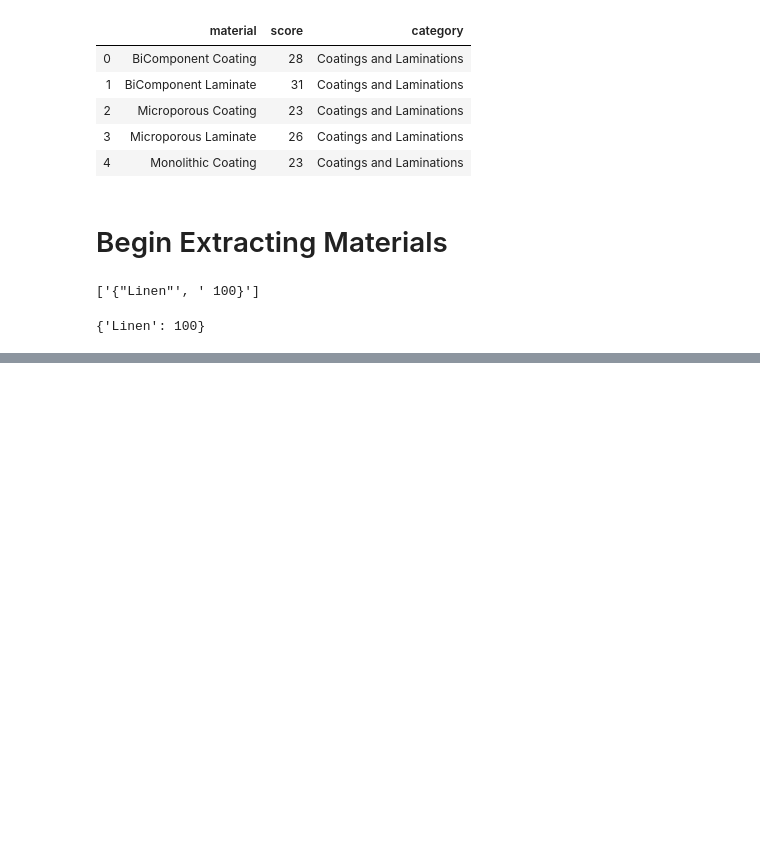
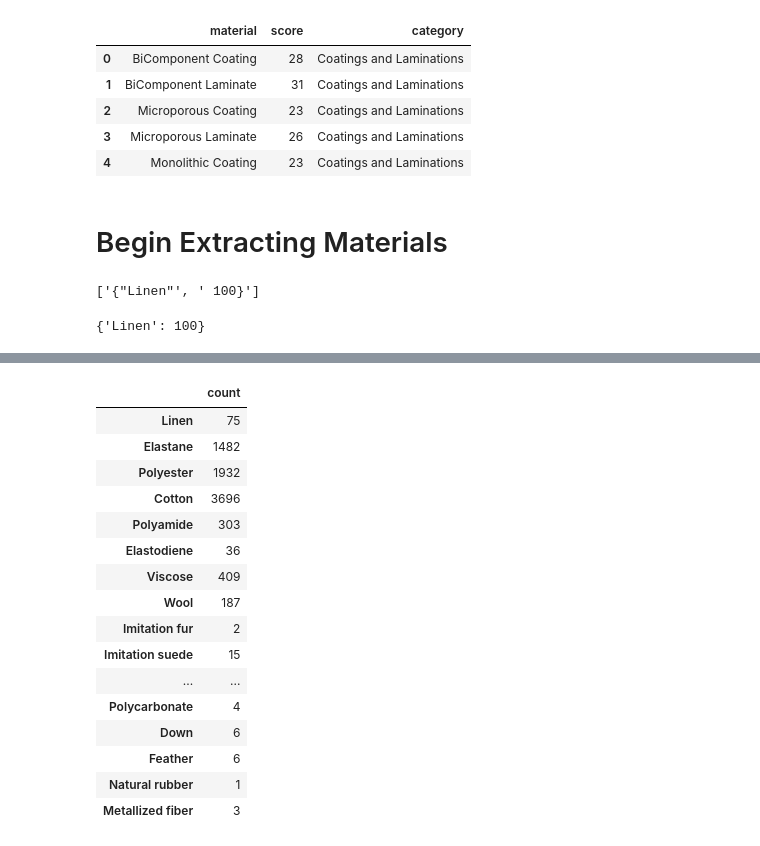
Before and after one commit to SpecCRA/hm_viz_project, a Jupyter notebook: material_cleanup.ipynb, the cells around one changed output, grey strips where cells are left out. Saved outputs shown, nothing was run; the diff lists cells and outputs as text; code cells hidden in the pictures; blank space fills up the shorter version.

```diff
--- a/material_cleanup.ipynb
+++ b/material_cleanup.ipynb
@@ -47,0 +134,20 @@ print(test_item)
+# %%
+mats_df
+# %% [output]
+|  | count |
+| Linen | 75 |
+| Elastane | 1482 |
+| Polyester | 1932 |
+| Cotton | 3696 |
+| Polyamide | 303 |
+| Elastodiene | 36 |
+| Viscose | 409 |
+| Wool | 187 |
+| Imitation fur | 2 |
+| Imitation suede | 15 |
+| ... | ... |
+| Polycarbonate | 4 |
+| Down | 6 |
+| Feather | 6 |
+| Natural rubber | 1 |
+| Metallized fiber | 3 |
```
Also changed, not shown: parts of 17 cells of this notebook.
